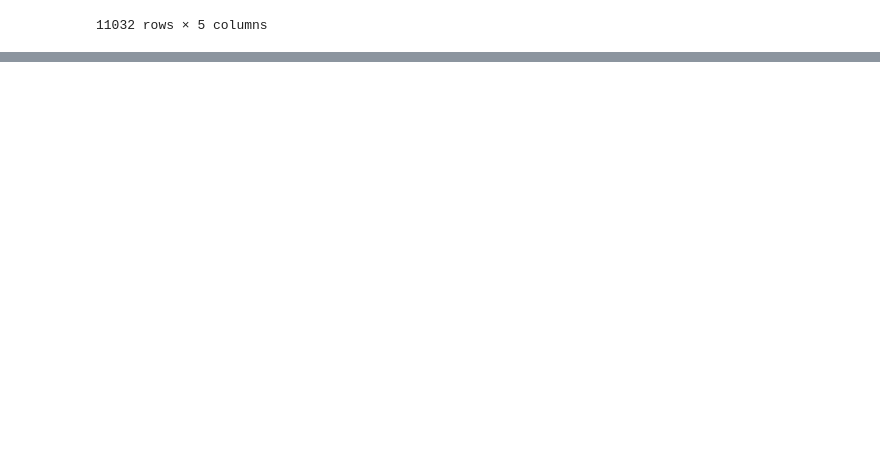
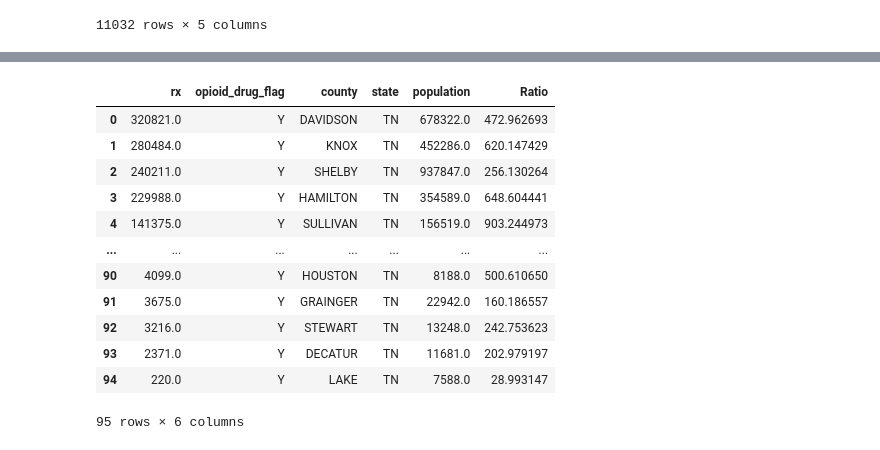
Before and after one commit to knturi/sql_rx_project-dankedpat-nationals, a Jupyter notebook: rx_project_pd.ipynb, the cells around one changed output, grey strips where cells are left out. Drawn from its saved outputs; the diff is of its cells as text; code cells hidden in the pictures; blank space fills up the shorter version.

```diff
--- a/rx_project_pd.ipynb
+++ b/rx_project_pd.ipynb
@@ -121,0 +212,31 @@ plt.xscale('log');
+# %%
+#1 Which Tennessee counties had a disproportionately high number of opioid prescriptions?
+Q1 = '''
+WITH county AS(
+SELECT npi, nppes_provider_zip5, nppes_provider_state, state, county, f.fipscounty
+FROM prescriber AS p
+JOIN zip_fips AS z
+ON p.nppes_provider_zip5 = z.zip
+JOIN fips_county AS f
+ON z.fipscounty = f.fipscounty
+ORDER BY county)
+
+SELECT SUM(total_claim_count) AS rx, opioid_drug_flag, county, state, population
+FROM county as c
+INNER JOIN prescription as p2
+ON c.npi = p2.npi
+INNER JOIN drug AS d
+USING (drug_name)
+INNER JOIN population as p3
+USING (fipscounty)
+WHERE opioid_drug_flag = 'Y' AND state = 'TN'
+GROUP BY county, opioid_drug_flag, state, population
+ORDER BY rx DESC;
+'''
+
+resultQ1 = engine.execute(Q1)
+# %%
+resultQ1.fetchone()
+
+Q1 = pd.read_sql(Q1, con = engine)
+Q1
@@ -121,0 +257,18 @@ plt.xscale('log');
+# %%
+Q1['Ratio'] = pd.to_numeric((Q1['rx'] / Q1['population']) * 1000)
+# %%
+Q1
+# %% [output]
+|  | rx | opioid_drug_flag | county | state | population | Ratio |
+| 0 | 320821.0 | Y | DAVIDSON | TN | 678322.0 | 472.962693 |
+| 1 | 280484.0 | Y | KNOX | TN | 452286.0 | 620.147429 |
+| 2 | 240211.0 | Y | SHELBY | TN | 937847.0 | 256.130264 |
+| 3 | 229988.0 | Y | HAMILTON | TN | 354589.0 | 648.604441 |
+| 4 | 141375.0 | Y | SULLIVAN | TN | 156519.0 | 903.244973 |
+| ... | ... | ... | ... | ... | ... | ... |
+| 90 | 4099.0 | Y | HOUSTON | TN | 8188.0 | 500.610650 |
+| 91 | 3675.0 | Y | GRAINGER | TN | 22942.0 | 160.186557 |
+| 92 | 3216.0 | Y | STEWART | TN | 13248.0 | 242.753623 |
+| 93 | 2371.0 | Y | DECATUR | TN | 11681.0 | 202.979197 |
+| 94 | 220.0 | Y | LAKE | TN | 7588.0 | 28.993147 |
+95 rows × 6 columns
```
Also changed, not shown: parts of 14 cells of this notebook.
